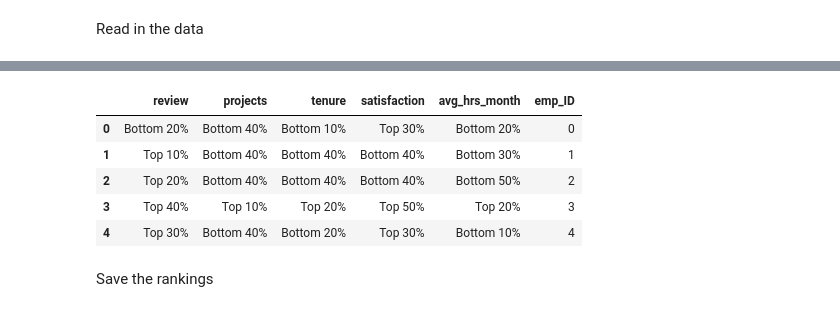
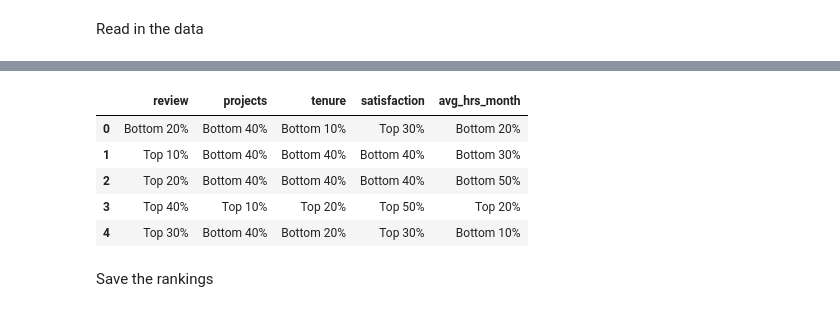
Before and after one commit to austinDL/Employee-Churn-Reduction-Analysis, a Jupyter notebook: employee value.ipynb, the cells around one changed output, grey strips where cells are left out. Saved outputs shown, nothing was run; the diff lists cells and outputs as text; code cells hidden in the pictures.

```diff
--- a/employee value.ipynb
+++ b/employee value.ipynb
@@ -10,7 +10,7 @@ from scipy import stats
 # %% [markdown]
 Read in the data
 # %%
-df_dirty = pd.read_csv('./data/employee_churn_data.csv')
-df_dirty.head()
+df = pd.read_csv('./data/clean_data.csv').drop("Unnamed: 0", axis=1)
+df.head()
 # %% [output]
 |  | department | promoted | review | projects | salary | tenure | satisfaction | bonus | avg_hrs_month | ... |
@@ -24,17 +21,0 @@ Clean the data
-# %%
-df = df_dirty.copy()
-#Capitalize features for better readibility
-df.department = df.department.apply(lambda x: x.title() if x != "IT" else x)
-df.salary = df.salary.apply(lambda x: x.title())
-#Turn promoted and bonus into binary categorical data
-df.promoted = df.promoted.apply(lambda x: ("Not Promoted", "Promoted")[x])
-df.bonus = df.bonus.apply(lambda x: ("No Bonus", "Bonus")[x])
-#Rename the `left` feature for better readibility
-df.left = df.left.apply(lambda x: "Churned" if x == "yes" else "Stayed")
-#Tenure is in years, so the data type should be int
-df.tenure = df.tenure.astype("int64")
-
-#Add an employee ID
-df = df.reset_index().rename(columns={"index": "emp_ID"})
-
-df.head()
@@ -79,23 +51,21 @@ def get_ranking(row, feature):
 # %%
 #Features that determine the employee's value
 employee_value_feats = ["review", "projects", "tenure", "satisfaction", "avg_hrs_month"]
 #Create a data frame to rank the employee's performance as compared to their peers
 employee_rankings_dict = {
     feat: df.apply(lambda row: get_ranking(row, feat), axis=1) for feat in employee_value_feats
 }
-#Add the employee ID so we know which employee is being ranked
-employee_rankings_dict["emp_ID"] = df.emp_ID
 #Convert to a data frame
 employee_rankings = pd.DataFrame(employee_rankings_dict)
 
 employee_rankings.head()
 # %% [output]
-|  | review | projects | tenure | satisfaction | avg_hrs_month | emp_ID |
-| 0 | Bottom 20% | Bottom 40% | Bottom 10% | Top 30% | Bottom 20% | 0 |
-| 1 | Top 10% | Bottom 40% | Bottom 40% | Bottom 40% | Bottom 30% | 1 |
-| 2 | Top 20% | Bottom 40% | Bottom 40% | Bottom 40% | Bottom 50% | 2 |
-| 3 | Top 40% | Top 10% | Top 20% | Top 50% | Top 20% | 3 |
-| 4 | Top 30% | Bottom 40% | Bottom 20% | Top 30% | Bottom 10% | 4 |
+|  | review | projects | tenure | satisfaction | avg_hrs_month |
+| 0 | Bottom 20% | Bottom 40% | Bottom 10% | Top 30% | Bottom 20% |
+| 1 | Top 10% | Bottom 40% | Bottom 40% | Bottom 40% | Bottom 30% |
+| 2 | Top 20% | Bottom 40% | Bottom 40% | Bottom 40% | Bottom 50% |
+| 3 | Top 40% | Top 10% | Top 20% | Top 50% | Top 20% |
+| 4 | Top 30% | Bottom 40% | Bottom 20% | Top 30% | Bottom 10% |
 # %% [markdown]
 Save the rankings
 # %%
```
Also changed, not shown: parts of 5 cells of this notebook, 13 other files.
